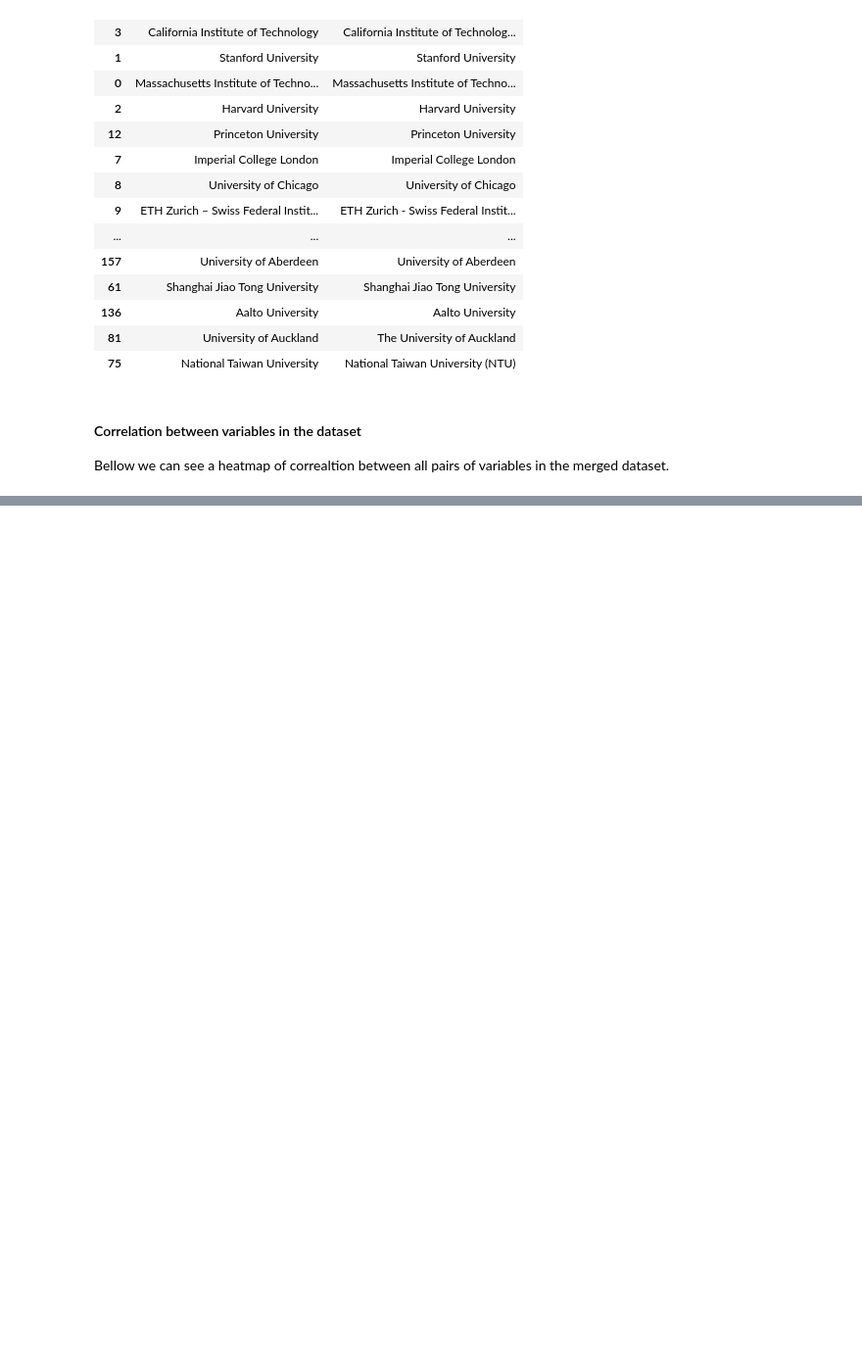
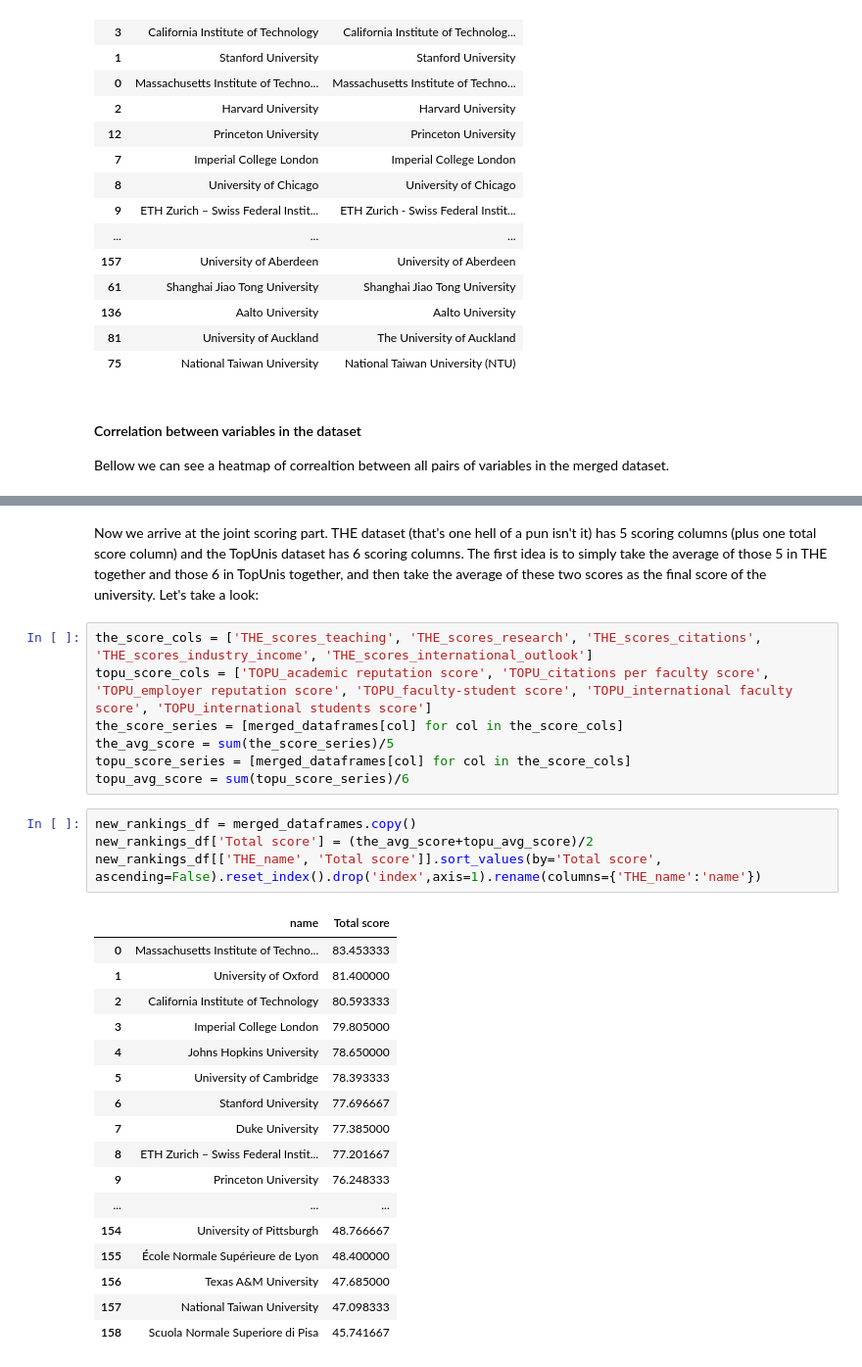
Before and after one commit to odorgergo/ada-rag, a Jupyter notebook: HW2/Homework 2.ipynb, the cells around one changed output, grey strips where cells are left out. Shown at 98% size. Saved outputs shown, nothing was run; the diff lists cells and outputs as text; blank space fills up the shorter version.

Commit message:
joint ranking added

```diff
--- a/HW2/Homework 2.ipynb
+++ b/HW2/Homework 2.ipynb
@@ -729,0 +721,31 @@ plt.setp(cg.ax_heatmap.yaxis.get_majorticklabels(), rotation=0);
+# %% [markdown]
+Now we arrive at the joint scoring part. THE dataset (that's one hell of a pun isn't it) has 5 scoring columns (plus one total score column) and the TopUnis dataset has 6 scoring columns. The first idea is to simply take the average of those 5 in THE together and those 6 in TopUnis together, and then take the average of these two scores as the final score of the university. Let's take a look:
+# %%
+the_score_cols = ['THE_scores_teaching', 'THE_scores_research', 'THE_scores_citations', 'THE_scores_industry_income', 'THE_scores_international_outlook']
+topu_score_cols = ['TOPU_academic reputation score', 'TOPU_citations per faculty score', 'TOPU_employer reputation score', 'TOPU_faculty-student score', 'TOPU_international faculty score', 'TOPU_international students score']
+the_score_series = [merged_dataframes[col] for col in the_score_cols]
+the_avg_score = sum(the_score_series)/5
+topu_score_series = [merged_dataframes[col] for col in the_score_cols]
+topu_avg_score = sum(topu_score_series)/6
+# %%
+new_rankings_df = merged_dataframes.copy()
+new_rankings_df['Total score'] = (the_avg_score+topu_avg_score)/2
+new_rankings_df[['THE_name', 'Total score']].sort_values(by='Total score', ascending=False).reset_index().drop('index',axis=1).rename(columns={'THE_name':'name'})
+# %% [output]
+|  | name | Total score |
+| 0 | Massachusetts Institute of Techno... | 83.453333 |
+| 1 | University of Oxford | 81.400000 |
+| 2 | California Institute of Technology | 80.593333 |
+| 3 | Imperial College London | 79.805000 |
+| 4 | Johns Hopkins University | 78.650000 |
+| 5 | University of Cambridge | 78.393333 |
+| 6 | Stanford University | 77.696667 |
+| 7 | Duke University | 77.385000 |
+| 8 | ETH Zurich – Swiss Federal Instit... | 77.201667 |
+| 9 | Princeton University | 76.248333 |
+| ... | ... | ... |
+| 154 | University of Pittsburgh | 48.766667 |
+| 155 | École Normale Supérieure de Lyon | 48.400000 |
+| 156 | Texas A&M University | 47.685000 |
+| 157 | National Taiwan University | 47.098333 |
+| 158 | Scuola Normale Superiore di Pisa | 45.741667 |
```
Also changed, not shown: parts of 7 cells of this notebook.
